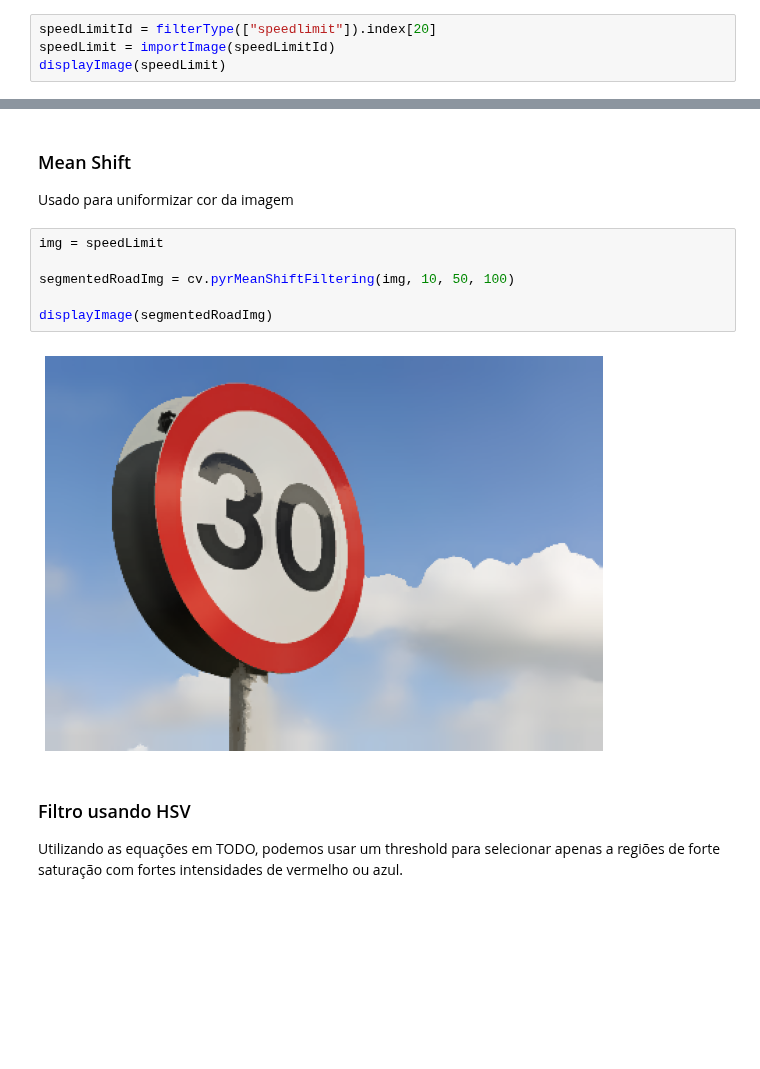
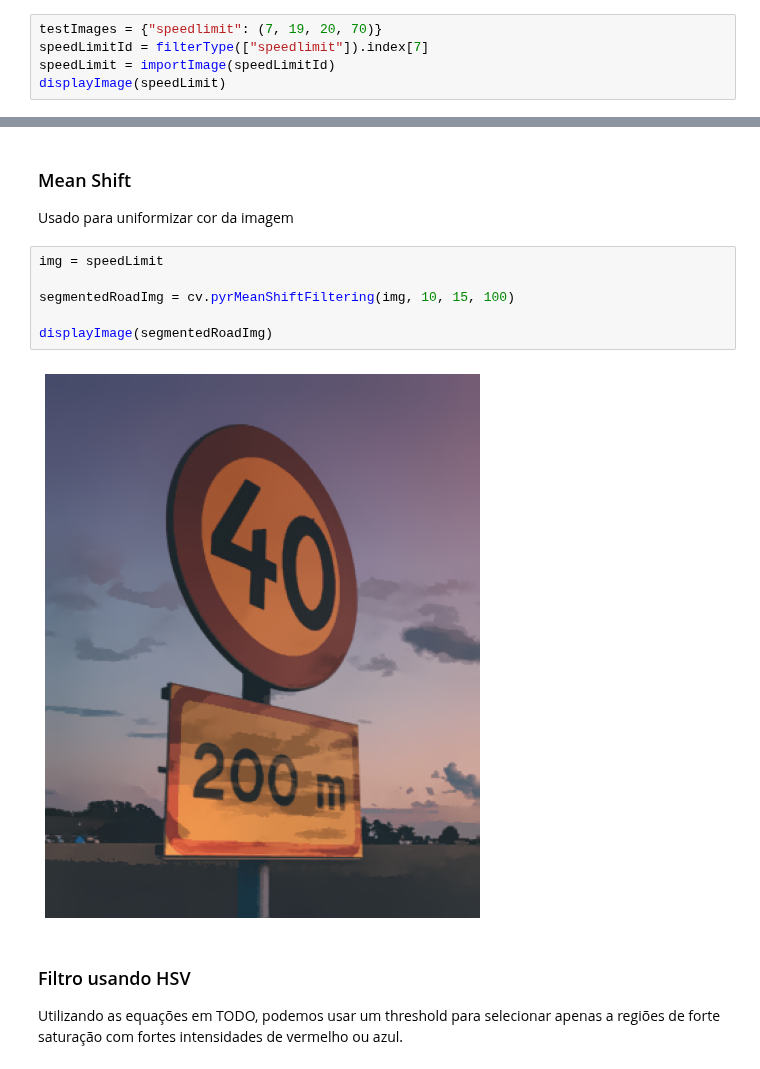
Before and after one commit to joaolucasmartins/VC2022, a Jupyter notebook: notebook.ipynb, the cells around one changed output, grey strips where cells are left out. Saved outputs shown, nothing was run; the diff lists cells and outputs as text; blank space fills up the shorter version.

```diff
--- a/notebook.ipynb
+++ b/notebook.ipynb
@@ -89,7 +89,8 @@ filterType(["speedlimit"])
 ## Segmentação em áreas de interesse
 Nesta secção iremos delimitar quais as áreas em que estamos interessados em analisar. Estas regiões correspondem às que contêm os sinais. Para isso iremos usar o colorspace HSV para filtrar as cores de interesse: **azul** e **vermelho**
 # %%
-speedLimitId = filterType(["speedlimit"]).index[20]
+testImages = {"speedlimit": (7, 19, 20, 70)}
+speedLimitId = filterType(["speedlimit"]).index[7]
 speedLimit = importImage(speedLimitId)
 displayImage(speedLimit)
 # %% [output]
@@ -100,11 +101,11 @@ Usado para uniformizar cor da imagem
 # %%
 img = speedLimit
 
-segmentedRoadImg = cv.pyrMeanShiftFiltering(img, 10, 50, 100)
+segmentedRoadImg = cv.pyrMeanShiftFiltering(img, 10, 15, 100)
 
 displayImage(segmentedRoadImg)
 # %% [output]
-[figure, old version]
+[figure, new version]
 # %% [markdown]
 ### Filtro usando HSV
 Utilizando as equações em TODO, podemos usar um threshold para selecionar apenas a regiões de forte saturação com fortes intensidades de vermelho ou azul.
```
Also changed, not shown: parts of 3 cells of this notebook.
